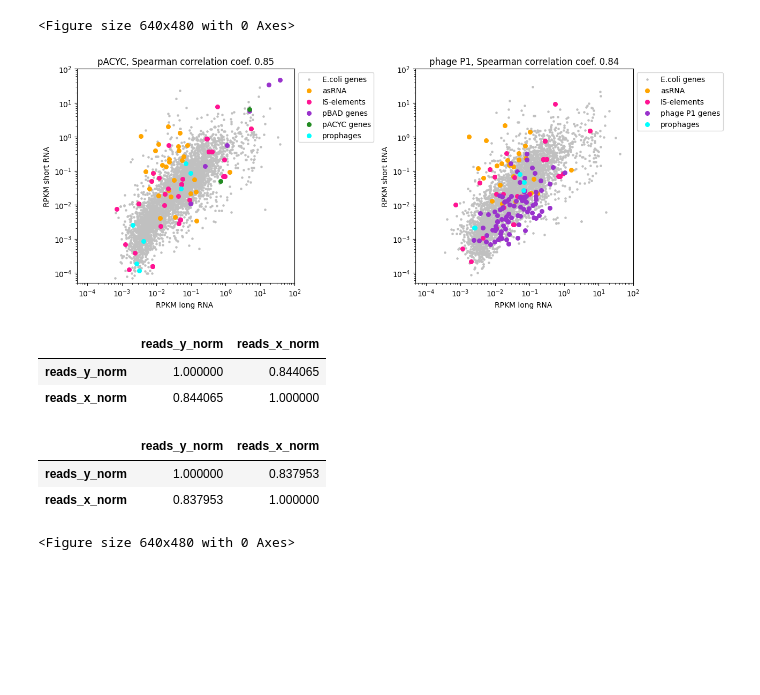
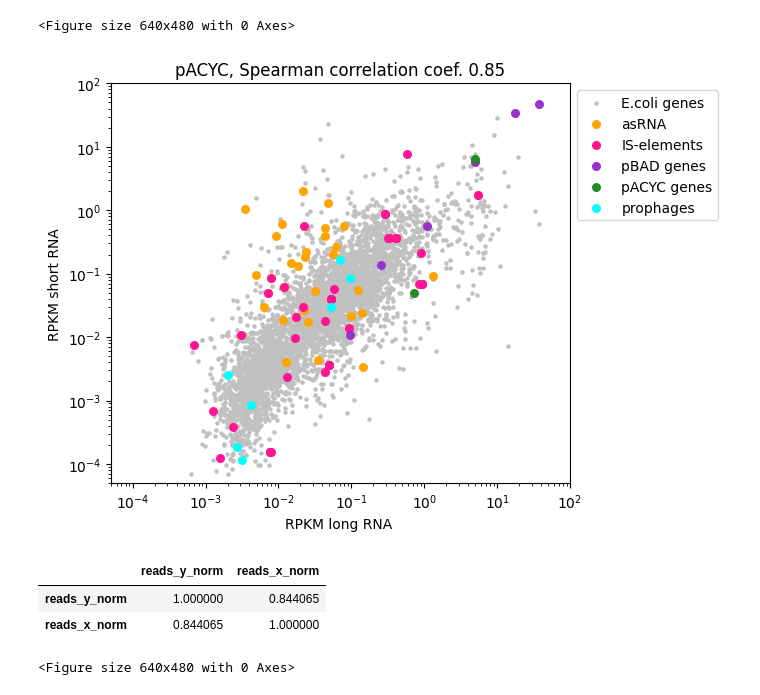
Before and after one commit to prostovna/short-argonaute-guides, a Jupyter notebook: ReadCountAnalysis.ipynb, the cells around one changed output. Drawn from its saved outputs; the diff is of its cells as text; code cells hidden in the pictures; blank space fills up the shorter version.

```diff
--- a/ReadCountAnalysis.ipynb
+++ b/ReadCountAnalysis.ipynb
@@ -183,10 +139,10 @@ lib88['rep'] = 'rep1'
 lib88_sum= sum(lib88['reads'])
 # %%
 # download information about total mapped reads in each library
-read_sum1 = [['rep1',1567791 ], ['rep2',1782608], ['rep3', 2396602], ['rep4',1588553], ['rep5', 2025996]]
+read_sum1 = [['rep1',1567791 ], ['rep2',1782608], ['rep3', 2396602] ]
 
 
-read_sum2 = [['rep6', 3019913], ['rep7', 4918763], ['rep8', 6594620], ['rep9',7449791 ], ['rep10',4820468 ]]
+read_sum2 = [['rep6', 3019913], ['rep7', 4918763], ['rep8', 6594620] ]
 
 
 lib_sum1 = pd.DataFrame(read_sum1, columns=['rep_x', 'sum_x'])
@@ -428,9 +340,9 @@ def barplot_color2(df):
 # %%
 # draw chromosome gene reads distribution graph
 fig = plt.figure()
-fig, (ax1, ax2) = plt.subplots(2,1)
+fig, (ax1) = plt.subplots(1,1)
 
-fig.set_size_inches(14, 14)
+fig.set_size_inches(14, 7)
 
 df = barplot_color2(group([lib1, lib2, lib3]))
 plot_that(ax1, df, 'pACYC' )
@@ -443,11 +355,6 @@ pop_d= mpatches.Patch(color='limegreen', label="tRNA")
 ax1.legend(handles=[pop_a,pop_b, pop_c, pop_d])
 
 
-df = barplot_color2(group([lib4, lib5]))
-plot_that(ax2, df, 'phage P1' )
-ax2.legend(handles=[pop_a,pop_b, pop_c, pop_d])
-
-
 plt.tight_layout()
 
 fig.savefig('genome_distribution.png', dpi = 300 )
@@ -732,50 +585,43 @@ import seaborn as sns
 import matplotlib.pyplot as plt
 
 fig = plt.figure()
-fig, ((ax1),(ax2)) = plt.subplots(1,2)
+fig, ((ax1)) = plt.subplots(1,1)
 
-fig.set_size_inches(13, 5)
+fig.set_size_inches(7, 5)
 
 def plot_that(ax, df, title, color, s):
   ax.scatter(df.reads_y_norm, df.reads_x_norm, alpha= 1, s = s, color = color)
   ax.set_yscale('log')
   ax.set_xscale('log')
   ax.set(ylim=(0.00005, 100))
   ax.set(xlim=(0.00005, 100))
   ax.set(title=title)
   ax.set(xlabel='RPKM long RNA ', ylabel='RPKM short RNA')
 
 def group(dfs):
   return pd.concat(dfs)[['name','reads_y_norm', 'reads_x_norm']].groupby('name').mean()
 
 plot_that(ax1, group([lib1, lib2, lib3]), 'pACYC1', 'silver', 5)
 plot_that(ax1, group([lib1_asrna, lib2_asrna, lib3_asrna]), 'pACYC1', 'orange', 30)
 #plot_that(ax1, group([lib1_trna, lib2_trna, lib3_trna]), 'pACYC1', 'green', 30)
 plot_that(ax1, group([lib1_is, lib2_is, lib3_is]), 'pACYC1', 'deeppink', 30)
 plot_that(ax1, group([lib111_f, lib222_f, lib333_f]), 'pACYC1', 'darkorchid', 30) # pBAD
 plot_that(ax1, group([lib11_f, lib22_f, lib33_f]), 'pACYC1', 'forestgreen', 30) # pACYC
 plot_that(ax1, group([lib1_phage, lib2_phage, lib3_phage]), 'pACYC, Spearman correlation coef. 0.85', 'cyan', 30)
 
 ax1.legend(title='',  labels=['E.coli genes', 'asRNA',  'IS-elements', 'pBAD genes', 'pACYC genes', 'prophages'])
 
 
-plot_that(ax2, group([lib4, lib5]), 'phage', 'silver', 5)
-plot_that(ax2, group([lib4_asrna, lib5_asrna]), 'phage', 'orange', 30)
-#plot_that(ax2, group([lib4_trna, lib5_trna]), 'phage', 'green', 30)
-plot_that(ax2, group([lib4_is, lib5_is]), 'phage', 'deeppink', 30)
-plot_that(ax2, group([lib44, lib55]), 'phage', 'darkorchid', 30)
-plot_that(ax2, group([lib4_phage, lib5_phage]), 'phage P1, Spearman correlation coef. 0.84', 'cyan', 30)
 
-ax2.legend(title='',  labels=['E.coli genes', 'asRNA',  'IS-elements', 'phage P1 genes', 'prophages'])
 
 
 sns.move_legend(ax1, "upper left", bbox_to_anchor=(1, 1))
-sns.move_legend(ax2, "upper left", bbox_to_anchor=(1, 1))
+
 plt.tight_layout()
 plt.savefig('short_long_correlation_mean_240523.png')
 # %% [output]
 <Figure size 640x480 with 0 Axes>
-[figure, old version]
+[figure, new version]
 # %%
 # calculate Spearman correlation coefficient for pACYC replicates
 group([lib1, lib2, lib3]).corr(method='spearman')
@@ -783,13 +629,6 @@ group([lib1, lib2, lib3]).corr(method='spearman')
 |  | reads_y_norm | reads_x_norm |
 | reads_y_norm | 1.000000 | 0.844065 |
 | reads_x_norm | 0.844065 | 1.000000 |
-# %%
-# calculate Spearman correlation coefficient for phage replicates
-group([lib4, lib5]).corr(method='spearman')
-# %% [output]
-|  | reads_y_norm | reads_x_norm |
-| reads_y_norm | 1.000000 | 0.837953 |
-| reads_x_norm | 0.837953 | 1.000000 |
 # %%
 ## create graph of short and long reads ration descending
 import numpy as np
```
Also changed, not shown: parts of 16 cells of this notebook.
